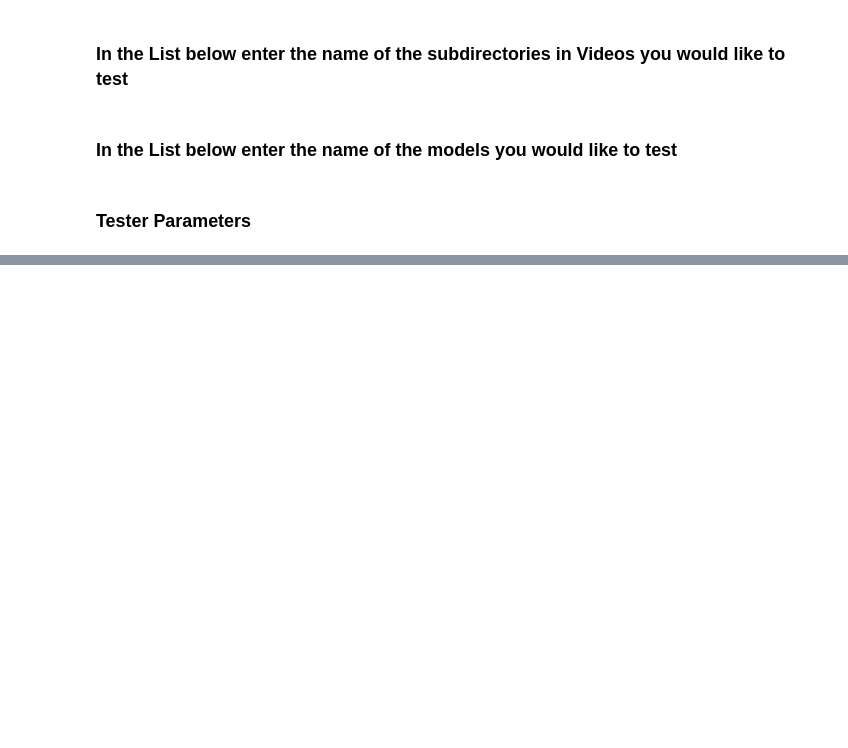
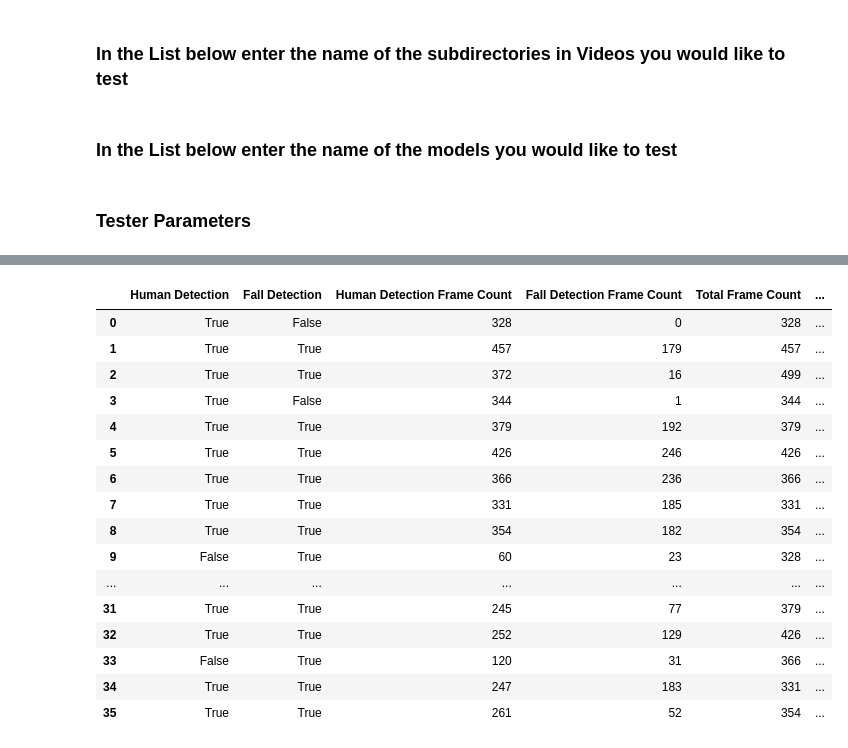
Before and after one commit to danieltwh/MedWatch, a Jupyter notebook: model_tester/Variable Tester.ipynb, the cells around one changed output, grey strips where cells are left out. Drawn from its saved outputs; the diff is of its cells as text; code cells hidden in the pictures; blank space fills up the shorter version.

```diff
--- a/model_tester/Variable Tester.ipynb
+++ b/model_tester/Variable Tester.ipynb
@@ -122,7 +127,7 @@ video_dir = Path(os.getcwd(),'./Videos')
 # %%
 # fall_patterns_dir = ['wheelchair','baseline'] for e.g.
 
-fall_patterns_dir = ['wheelchair']
+fall_patterns_dir = ['Baseline']
 # %% [markdown]
 ### In the List below enter the name of the models you would like to test
 # %%
@@ -174,0 +181,20 @@ Wheelchair_Daniel_1.mov
+# %%
+complete_df_results
+# %% [output]
+|  | Human Detection | Fall Detection | Human Detection Frame Count | Fall Detection Frame Count | Total Frame Count | ... |
+| 0 | True | False | 328 | 0 | 328 | ... |
+| 1 | True | True | 457 | 179 | 457 | ... |
+| 2 | True | True | 372 | 16 | 499 | ... |
+| 3 | True | False | 344 | 1 | 344 | ... |
+| 4 | True | True | 379 | 192 | 379 | ... |
+| 5 | True | True | 426 | 246 | 426 | ... |
+| 6 | True | True | 366 | 236 | 366 | ... |
+| 7 | True | True | 331 | 185 | 331 | ... |
+| 8 | True | True | 354 | 182 | 354 | ... |
+| 9 | False | True | 60 | 23 | 328 | ... |
+| ... | ... | ... | ... | ... | ... | ... |
+| 31 | True | True | 245 | 77 | 379 | ... |
+| 32 | True | True | 252 | 129 | 426 | ... |
+| 33 | False | True | 120 | 31 | 366 | ... |
+| 34 | True | True | 247 | 183 | 331 | ... |
+| 35 | True | True | 261 | 52 | 354 | ... |
```
Also changed, not shown: parts of 2 cells of this notebook, 1 other file.
